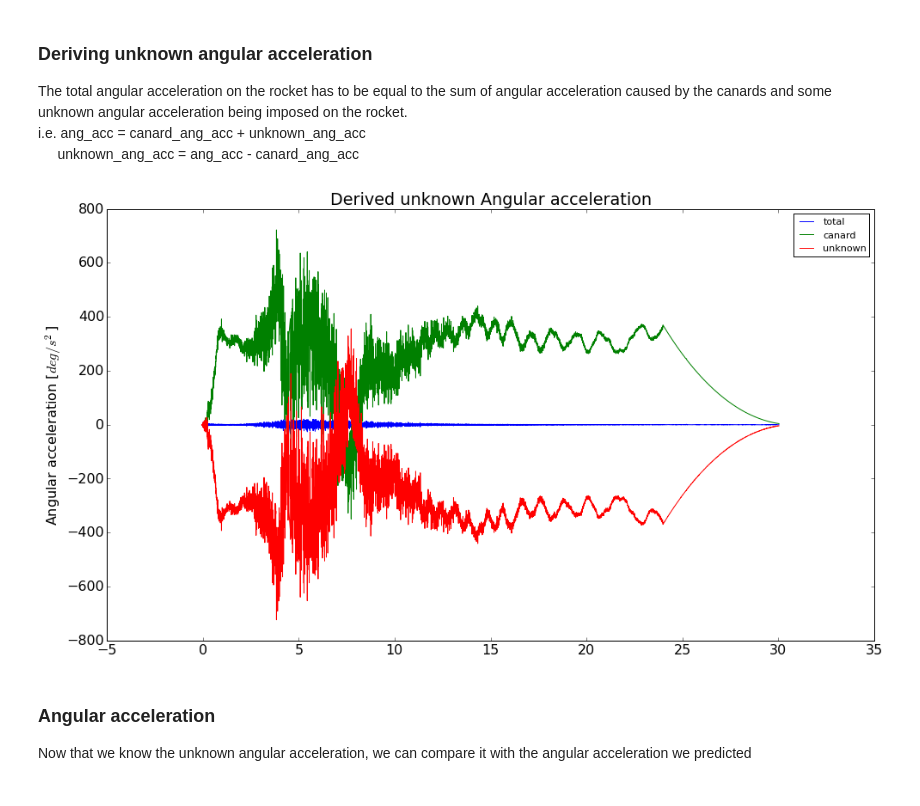
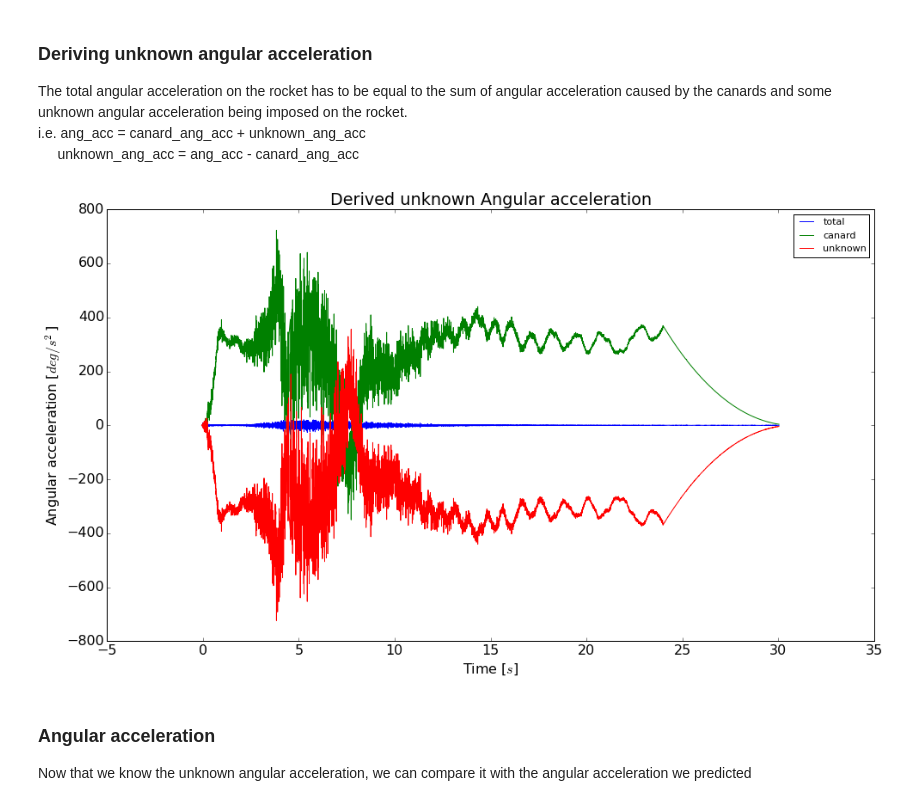
Before and after one commit to psas/Launch-12, a Jupyter notebook: data/rollanalysis_part2.ipynb, the cells around one changed output. Cells and saved outputs as stored; diff of their text form; code cells hidden in the pictures.

```diff
--- a/data/rollanalysis_part2.ipynb
+++ b/data/rollanalysis_part2.ipynb
@@ -180,23 +182,24 @@ i.e. ang_acc = canard_ang_acc + unknown_ang_acc
 # %%
 # array for storing result
 unknown_ang_acc = []
 
 # iterate over time
 for q in range(len(time[2:])):
     unknown_ang_acc.append(ang_acc[q]-actual_canard_ang_acc[q])
 
 fig, ax3 = plt.subplots(nrows=1, sharex=True, figsize=(16,9))
 
 ax3.plot(time[2:], ang_acc[1:], label='total')
 ax3.plot(time[2:], actual_canard_ang_acc, label='canard')
 ax3.plot(time[2:], unknown_ang_acc, label='unknown')
 ax3.set_title('Derived unknown Angular acceleration')
 ax3.set_ylabel('Angular acceleration [$deg/s^2$]')
+ax3.set_xlabel('Time [$s$]')
 ax3.legend(loc=1, fontsize='x-small')
 
 plt.show()
 # %% [output]
-[figure, old version]
+[figure, new version]
 # %% [markdown]
 ### Angular acceleration
 
```
Also changed, not shown: parts of 3 cells of this notebook.
